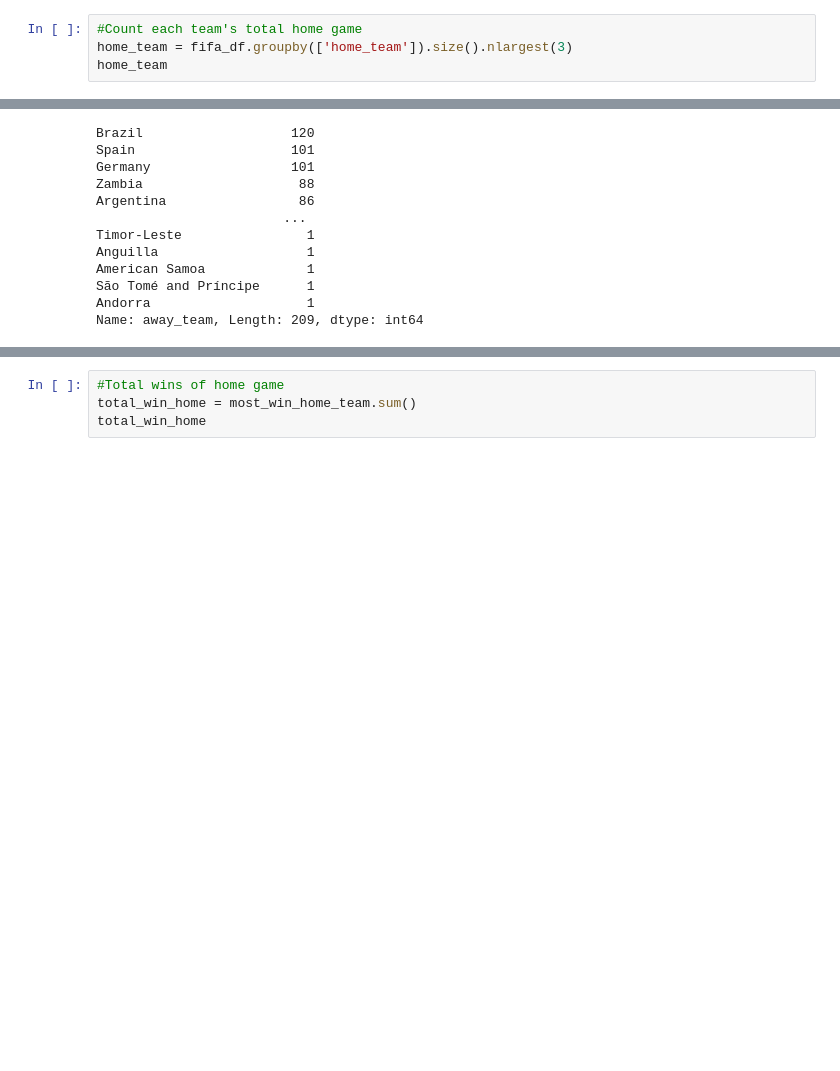
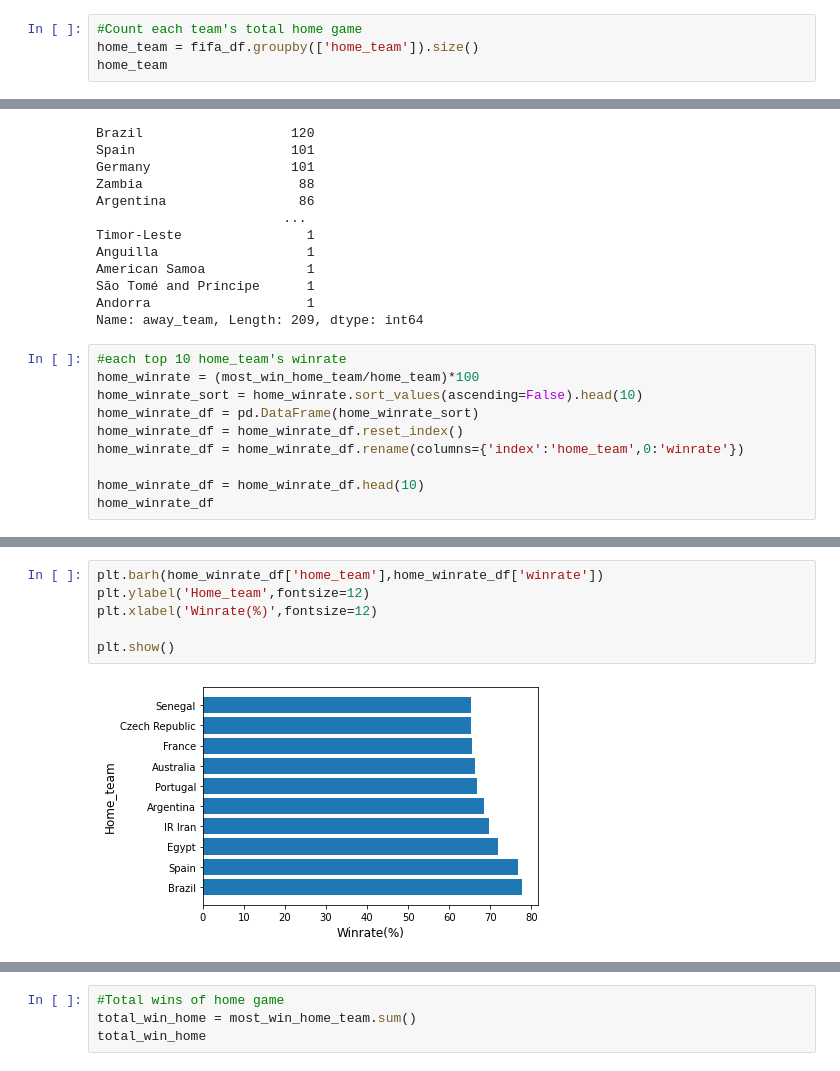
Before and after one commit to Hxu1203/Team-ds, a Jupyter notebook: Hxu-folder/Sport project.ipynb, the cells around one changed output, grey strips where cells are left out. Saved outputs shown, nothing was run; the diff lists cells and outputs as text; blank space fills up the shorter version.

Commit message:
added bar chart for home and away teams winrate

```diff
--- a/Hxu-folder/Sport project.ipynb
+++ b/Hxu-folder/Sport project.ipynb
@@ -32,6 +32,6 @@ total_fifa_game
 # %%
 #Count each team's total home game
-home_team = fifa_df.groupby(['home_team']).size().nlargest(3)
+home_team = fifa_df.groupby(['home_team']).size()
 home_team
 # %% [output]
 home_team
@@ -87,3 +103,13 @@ American Samoa             1
 São Tomé and Príncipe      1
 Andorra                    1
 Name: away_team, Length: 209, dtype: int64
+# %%
+#each top 10 home_team's winrate
+home_winrate = (most_win_home_team/home_team)*100
+home_winrate_sort = home_winrate.sort_values(ascending=False).head(10)
+home_winrate_df = pd.DataFrame(home_winrate_sort)
+home_winrate_df = home_winrate_df.reset_index()
+home_winrate_df = home_winrate_df.rename(columns={'index':'home_team',0:'winrate'})
+
+home_winrate_df = home_winrate_df.head(10)
+home_winrate_df
@@ -89,0 +149,8 @@ Name: away_team, Length: 209, dtype: int64
+# %%
+plt.barh(home_winrate_df['home_team'],home_winrate_df['winrate'])
+plt.ylabel('Home_team',fontsize=12)
+plt.xlabel('Winrate(%)',fontsize=12)
+
+plt.show()
+# %% [output]
+[figure, added]
```
Also changed, not shown: parts of 10 cells of this notebook.
